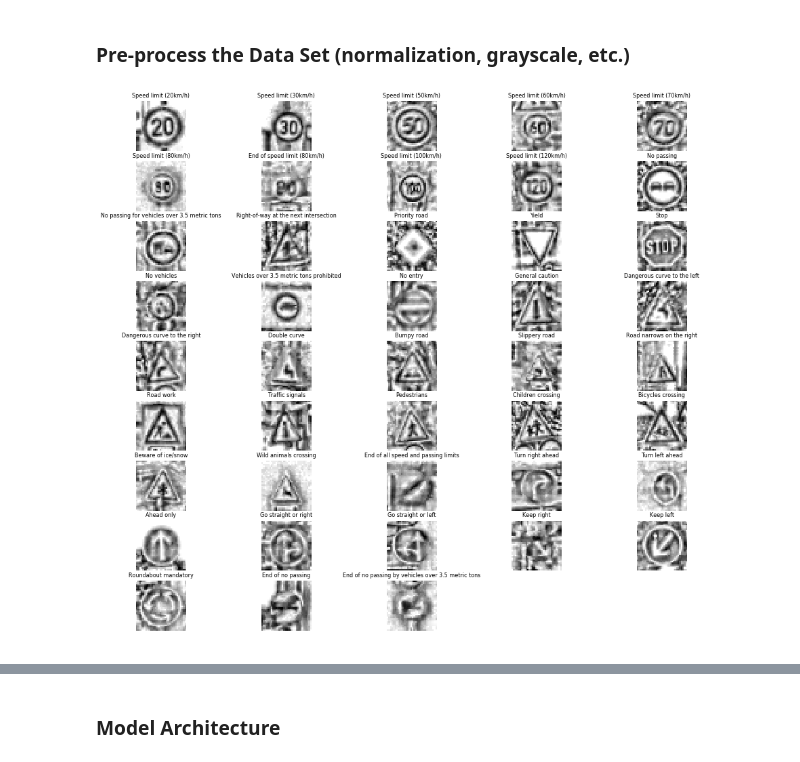
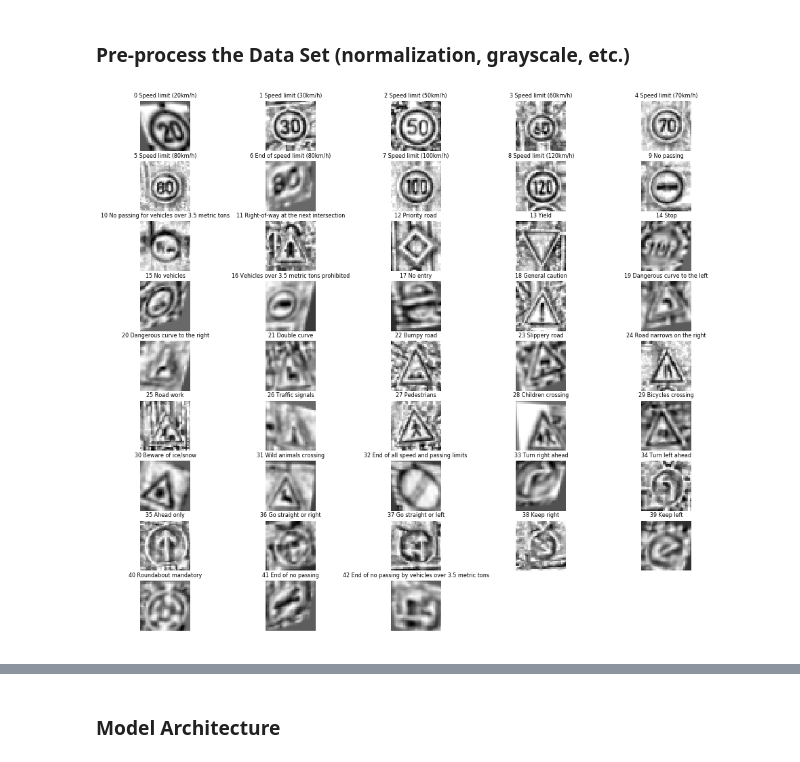
Before and after one commit to alexhagiopol/multiscale-CNN-classifier, a Jupyter notebook: Traffic_Sign_Classifier.ipynb, the cells around one changed output, grey strips where cells are left out. Cells and saved outputs as stored; diff of their text form; code cells hidden in the pictures.

```diff
--- a/Traffic_Sign_Classifier.ipynb
+++ b/Traffic_Sign_Classifier.ipynb
@@ -81,35 +96,3 @@ plt.show()
 ## Step 2: Design and Test a Model Architecture
 # %% [markdown]
 ### Pre-process the Data Set (normalization, grayscale, etc.)
-# %%
-def preprocessing(X_train):
-    # image preprocessing
-    # grayscaling
-    X_train_gray = X_train[:, :, :, 0]
-    for i in range(X_train.shape[0]):
-        X_train_gray[i, :, :] = cv2.cvtColor(X_train[i, :, :], cv2.COLOR_RGB2GRAY)
-    # contrast limited adaptive histogram equalization
-    clahe = cv2.createCLAHE(clipLimit=2.0, tileGridSize=(8, 8))
-    X_train_clahe = X_train_gray
-    for i in range(X_train.shape[0]):
-        X_train_clahe[i, :, :] = clahe.apply(X_train_clahe[i, :, :])
-    # normalize image intensities
-    X_train_clahe = (X_train_clahe / 255) * 2 - 1  # normalize intensity
-    return X_train_clahe
-
-X_train_clahe = preprocessing(X_train)
-X_valid_clahe = preprocessing(X_valid)
-X_test_clahe = preprocessing(X_test)
-
-# re-display same set of images to see difference
-display_index = 0
-plt.figure(figsize=(16,16))
-for sign in indices:
-    sign_name = sign[0]
-    image_index = sign[1]
-    display_index += 1
-    show_image((10, 5, display_index), sign_name, X_train_clahe[image_index])
-plt.show()
-plt.close()
-# %% [output]
-[figure, removed]
@@ -115,0 +208,25 @@ plt.close()
+# %%
+training_file = 'train_preproc_data.p'  # load preprocessed data from disk
+validation_file = 'valid_preproc_data.p'  # load preprocessed data from disk
+testing_file = 'test_preproc_data.p'  # load preprocessed data from disk
+
+with open(training_file, mode='rb') as f:
+    train = pickle.load(f)
+with open(validation_file, mode='rb') as f:
+    valid = pickle.load(f)
+with open(testing_file, mode='rb') as f:
+    test = pickle.load(f)
+X_train, y_train = train['features'], train['labels']
+X_valid, y_valid = valid['features'], valid['labels']
+X_test, y_test = test['features'], test['labels']
+
+plt.figure(figsize=(16,16))
+for sign_index in range(n_classes + 1):
+    [image_index] = random.sample(list(np.where(y_train == sign_index)[0]),1)
+    show_image((10, 5, sign_index+1), str(sign_index) + " " + signnames[sign_index], X_train[image_index].reshape(32,32))
+    #indices += [[signnames[sign_index], image_index]]
+plt.title("Examples from Preprocessed Training Data")
+plt.show()
+plt.close()
+# %% [output]
+[figure, added]
```
Also changed, not shown: parts of 7 cells of this notebook, 5 other files.
